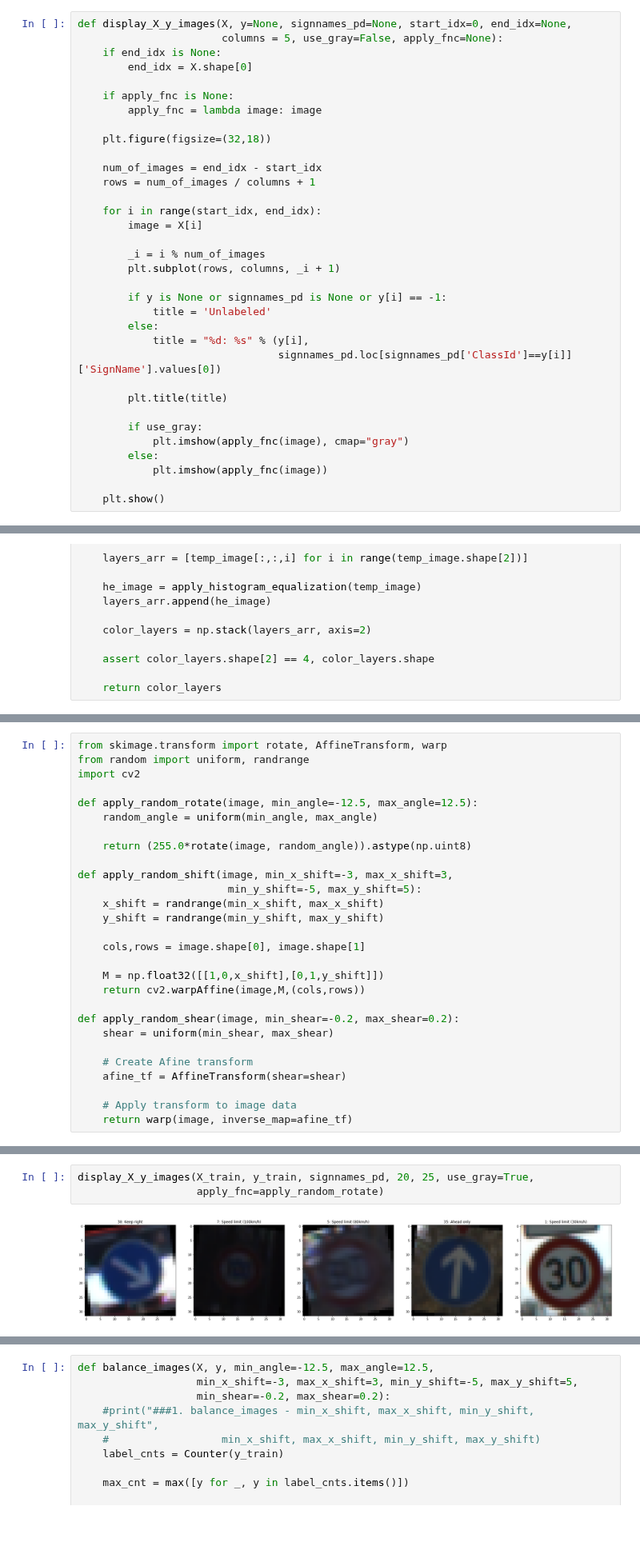
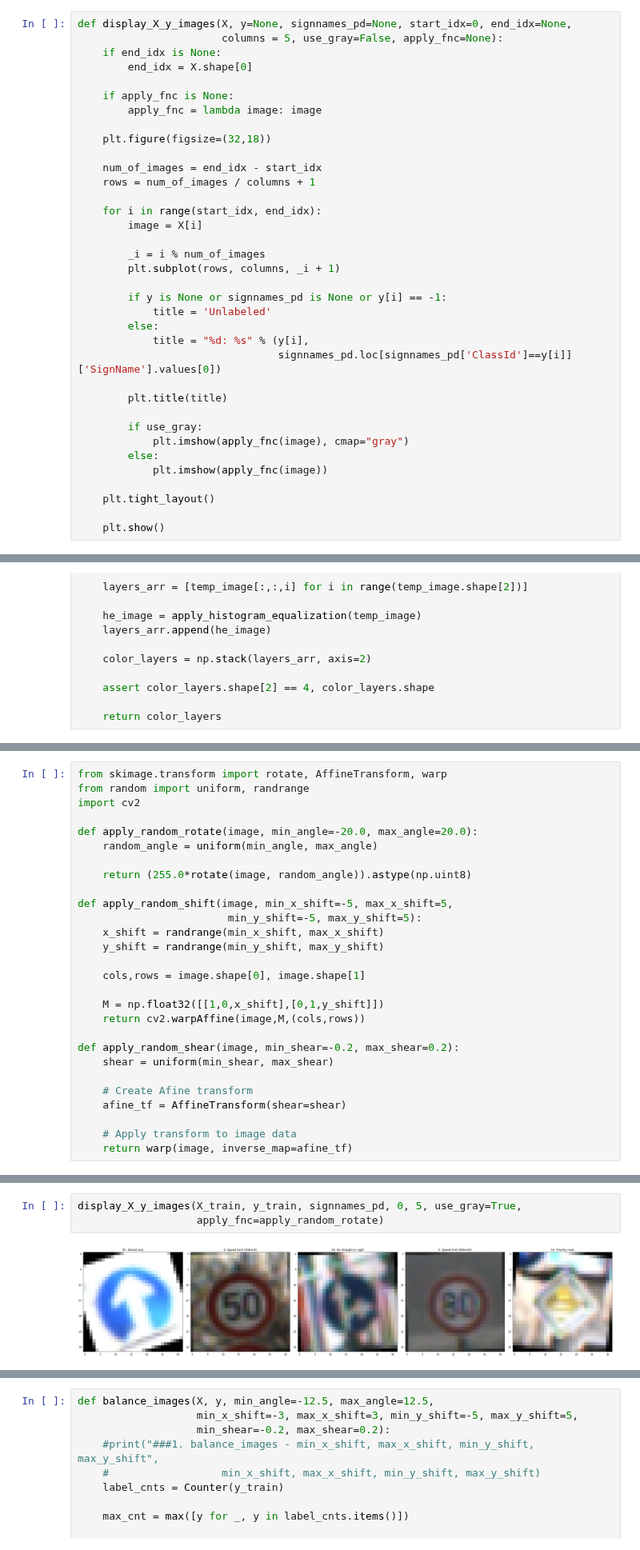
Before and after one commit to ekkus93/CarND-Traffic-Sign-Classifier-Project, a Jupyter notebook: Traffic_Sign_Classifier.ipynb, the cells around one changed output, grey strips where cells are left out. Shown at 80% size. Cells and saved outputs as stored; diff of their text form; blank space fills up the shorter version.

```diff
--- a/Traffic_Sign_Classifier.ipynb
+++ b/Traffic_Sign_Classifier.ipynb
@@ -194,6 +194,8 @@ def display_X_y_images(X, y=None, signnames_pd=None, start_idx=0, end_idx=None,
         else:
             plt.imshow(apply_fnc(image))
 
+    plt.tight_layout()
+
     plt.show()
 # %% [markdown]
 ### Sample images
@@ -302,12 +299,12 @@ from skimage.transform import rotate, AffineTransform, warp
 from random import uniform, randrange
 import cv2
 
-def apply_random_rotate(image, min_angle=-12.5, max_angle=12.5):
+def apply_random_rotate(image, min_angle=-20.0, max_angle=20.0):
     random_angle = uniform(min_angle, max_angle)
 
     return (255.0*rotate(image, random_angle)).astype(np.uint8)
 
-def apply_random_shift(image, min_x_shift=-3, max_x_shift=3,
+def apply_random_shift(image, min_x_shift=-5, max_x_shift=5,
                         min_y_shift=-5, max_y_shift=5):
     x_shift = randrange(min_x_shift, max_x_shift)
     y_shift = randrange(min_y_shift, max_y_shift)
@@ -328,5 +329,5 @@ def apply_random_shear(image, min_shear=-0.2, max_shear=0.2):
 # %%
-display_X_y_images(X_train, y_train, signnames_pd, 20, 25, use_gray=True,
+display_X_y_images(X_train, y_train, signnames_pd, 0, 5, use_gray=True,
                    apply_fnc=apply_random_rotate)
 # %% [output]
-[figure, old version]
+[figure, new version]
```
Also changed, not shown: parts of 45 cells of this notebook.
